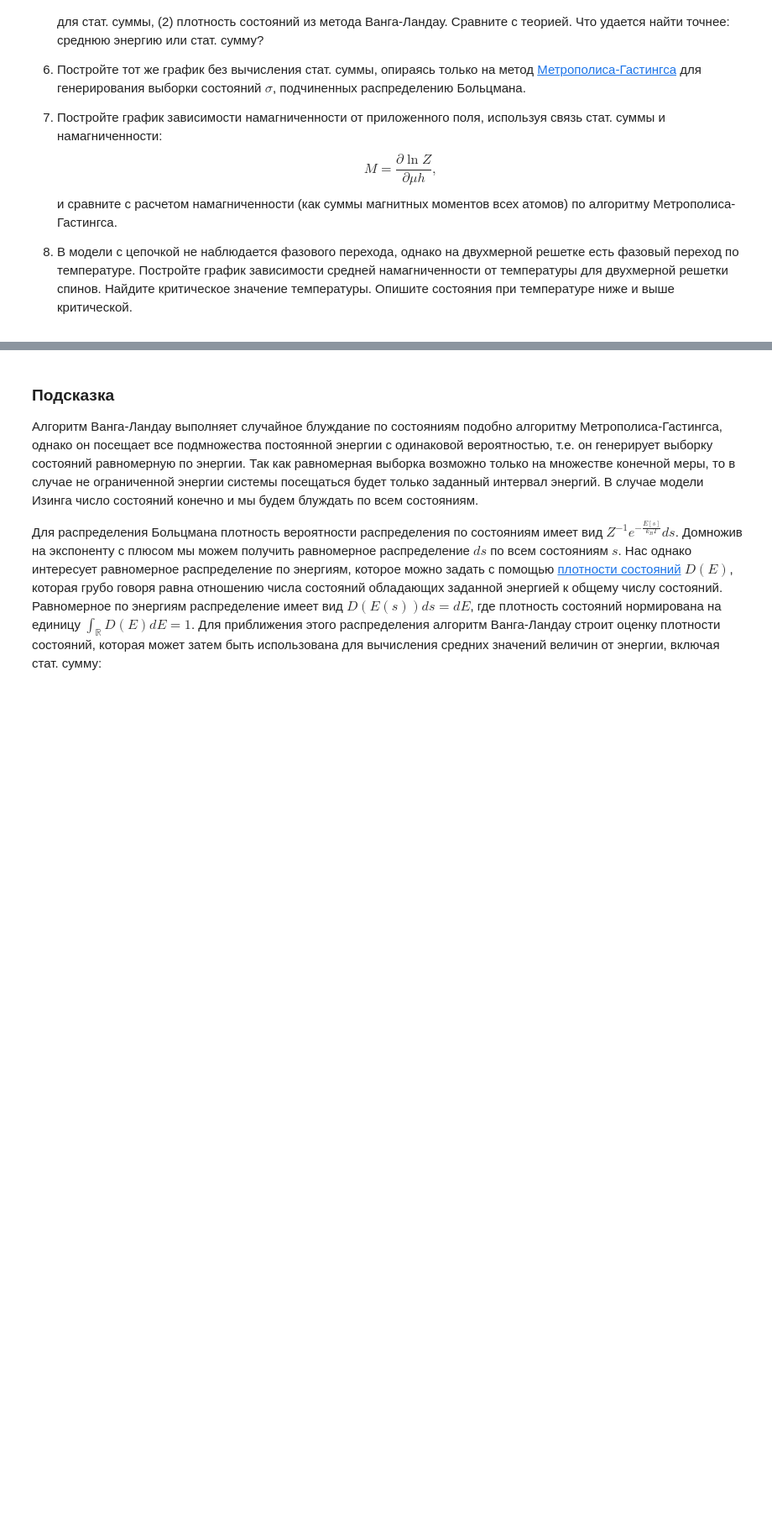
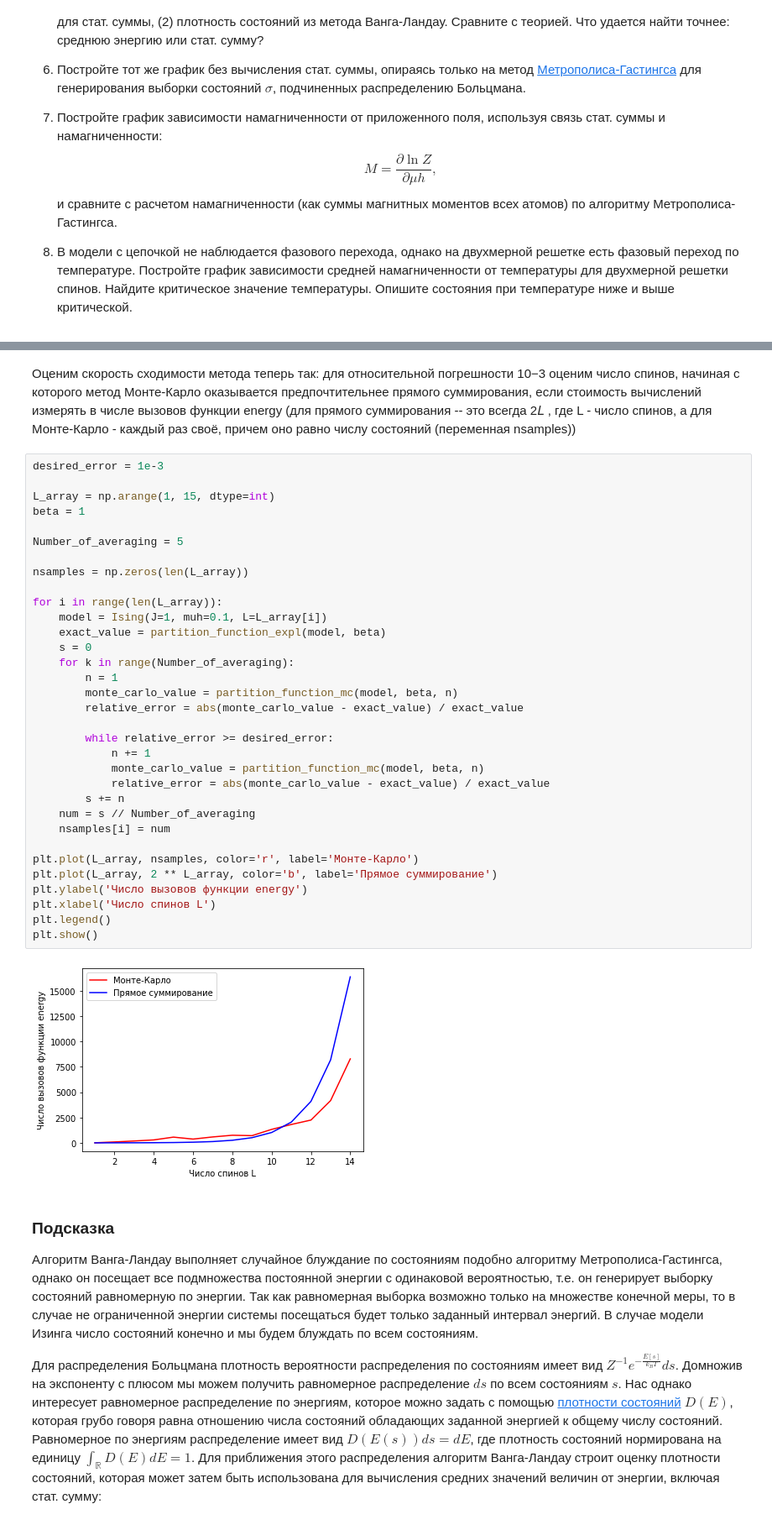
Before and after one commit to miroliubovmark/NumericalSim, a Jupyter notebook: lab 7/lab_7_MonteCarlo.ipynb, the cells around one changed output, grey strips where cells are left out. Shown: that part at 84% size. Drawn from its saved outputs; the diff is of its cells as text; blank space fills up the shorter version.

```diff
--- a/lab 7/lab_7_MonteCarlo.ipynb
+++ b/lab 7/lab_7_MonteCarlo.ipynb
@@ -580,3 +643,42 @@ $$M=\frac{\partial \ln Z}{\partial \mu h},$$
+# %% [markdown]
+Оценим скорость сходимости метода теперь так: для относительной погрешности  10−3
+  оценим число спинов, начиная с которого метод Монте-Карло оказывается предпочтительнее прямого суммирования, если стоимость вычислений измерять в числе вызовов функции energy (для прямого суммирования -- это всегда  2𝐿
+ , где L - число спинов, а для Монте-Карло - каждый раз своё, причем оно равно числу состояний (переменная nsamples))
+# %%
+desired_error = 1e-3
+
+L_array = np.arange(1, 15, dtype=int)
+beta = 1
+
+Number_of_averaging = 5
+
+nsamples = np.zeros(len(L_array))
+
+for i in range(len(L_array)):
+    model = Ising(J=1, muh=0.1, L=L_array[i])
+    exact_value = partition_function_expl(model, beta)
+    s = 0
+    for k in range(Number_of_averaging):
+        n = 1
+        monte_carlo_value = partition_function_mc(model, beta, n)
+        relative_error = abs(monte_carlo_value - exact_value) / exact_value
+
+        while relative_error >= desired_error:
+            n += 1
+            monte_carlo_value = partition_function_mc(model, beta, n)
+            relative_error = abs(monte_carlo_value - exact_value) / exact_value
+        s += n
+    num = s // Number_of_averaging
+    nsamples[i] = num
+
+plt.plot(L_array, nsamples, color='r', label='Монте-Карло')
+plt.plot(L_array, 2 ** L_array, color='b', label='Прямое суммирование')
+plt.ylabel('Число вызовов функции energy')
+plt.xlabel('Число спинов L')
+plt.legend()
+plt.show()
+# %% [output]
+[figure, added]
 # %% [markdown]
 ### Подсказка
 
```
Also changed, not shown: parts of 16 cells of this notebook.
